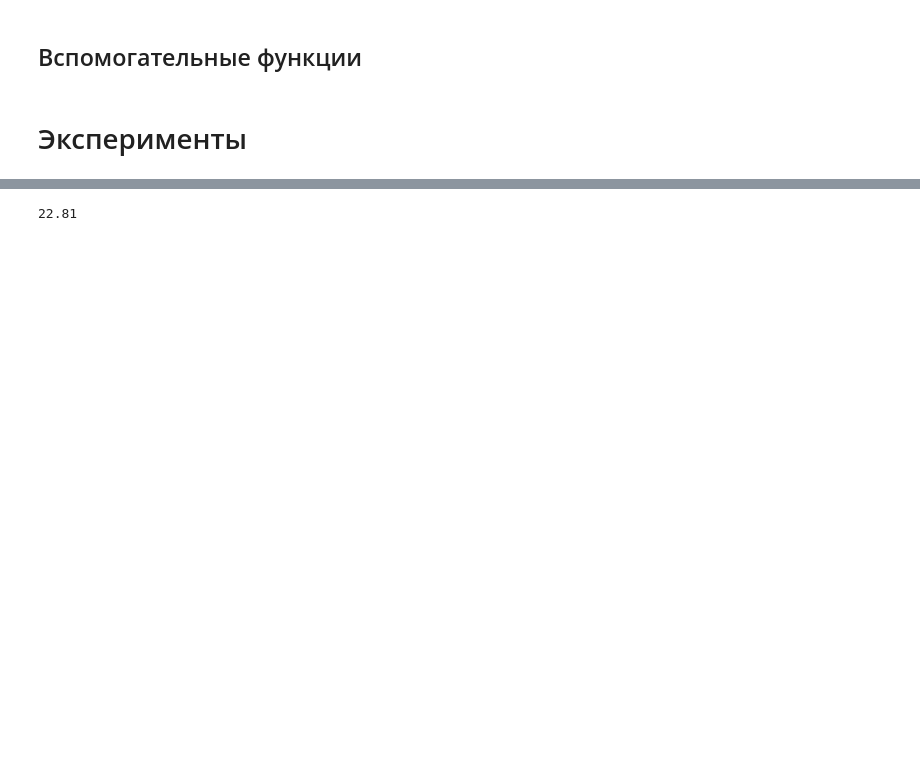
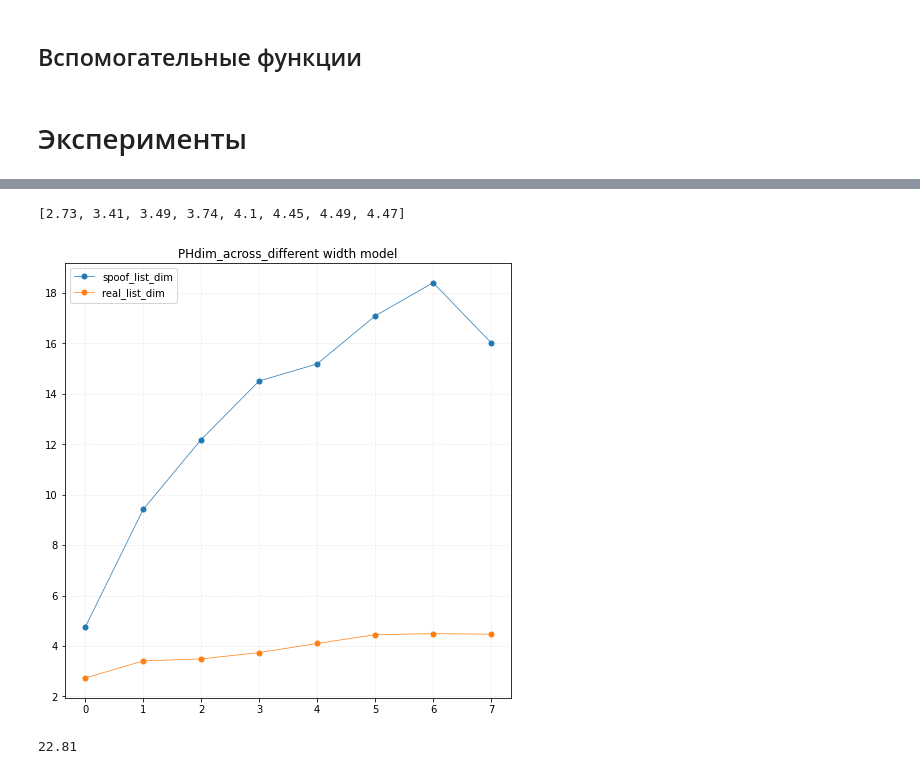
Before and after one commit to Germandev55/Topology_and_Geometry-for-Deep-Learning, a Jupyter notebook: ID_estimation.ipynb, the cells around one changed output, grey strips where cells are left out. Cells and saved outputs as stored; diff of their text form; code cells hidden in the pictures; blank space fills up the shorter version.

```diff
--- a/ID_estimation.ipynb
+++ b/ID_estimation.ipynb
@@ -271,0 +696,4 @@ def estimate_ID_layers(model,data,layers_list,):
+# %%
+print(PHdim_arcface_vgg32)
+# %% [output]
+[2.73, 3.41, 3.49, 3.74, 4.1, 4.45, 4.49, 4.47]
@@ -272,3 +713,15 @@ def estimate_ID_layers(model,data,layers_list,):
+# %%
+fig, ax = plt.subplots(figsize=(8, 8))
+spoof_list_dim = [4.75, 9.42, 12.19, 14.51, 15.19, 17.09, 18.41, 16.03]
+real_list_dim = [2.73, 3.41, 3.49, 3.74, 4.1, 4.45, 4.49, 4.47]
+plt.plot(range(len(spoof_list_dim)), spoof_list_dim, 'o-',  linewidth=0.7, markersize=5, label='spoof_list_dim')
+plt.plot(range(len(real_list_dim )), real_list_dim , 'o-',  linewidth=0.7, markersize=5, label='real_list_dim ')
+ax.grid(which='major', color='#CCCCCC', linestyle='--', alpha=0.35)
+plt.legend()
+plt.title('PHdim_across_different width model')
+plt.show()
+# %% [output]
+[figure, added]
 # %%
 # ИЗМЕНЕНИЕ PHdim ПО СЛОЯМ У МОДЕЛИ С РАЗНОЙ ШИРИНОЙ СЛОЁВ
 %%capture
```
Also changed, not shown: parts of 59 cells of this notebook.
